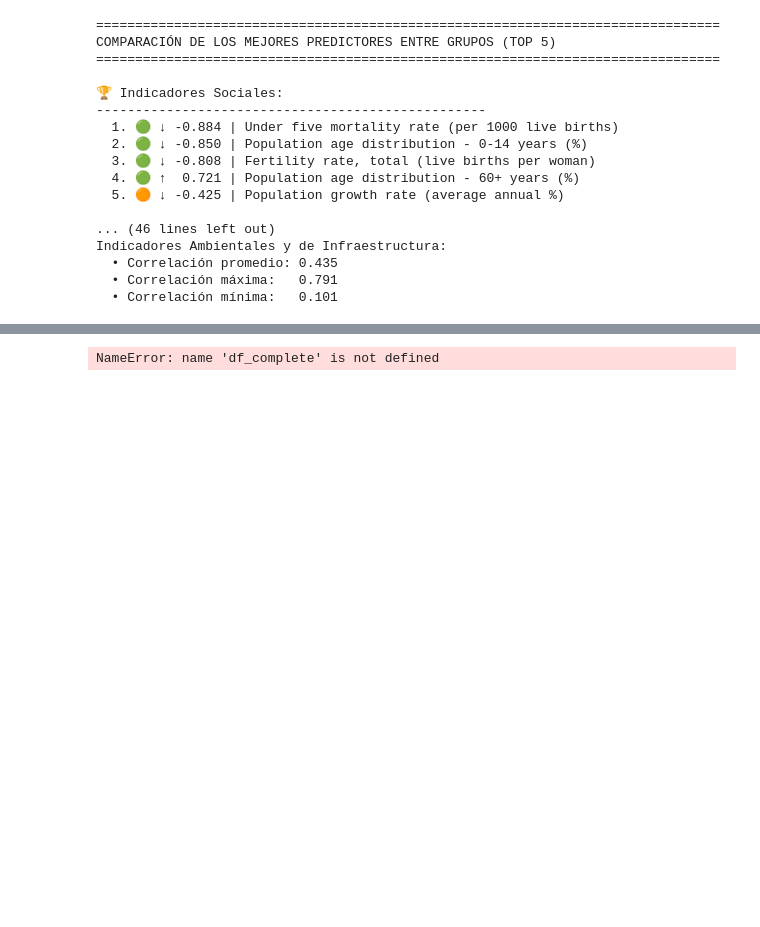
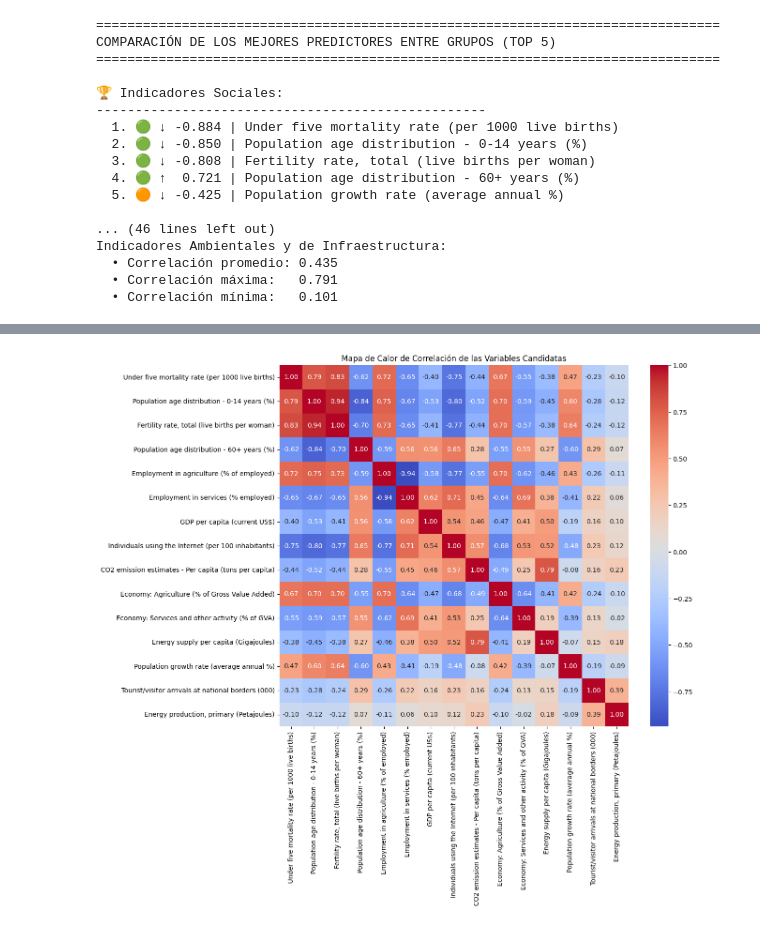
Before and after one commit to Kenji721/UN_data_Analysis, a Jupyter notebook: notebooks/5.MODEL_regression.ipynb, the cells around one changed output, grey strips where cells are left out. Drawn from its saved outputs; the diff is of its cells as text; code cells hidden in the pictures; blank space fills up the shorter version.

```diff
--- a/notebooks/5.MODEL_regression.ipynb
+++ b/notebooks/5.MODEL_regression.ipynb
@@ -985,46 +533,30 @@ Regression strategy recommendations:
-# %%
-# Save the prepared datasets for regression modeling
-import os
-
-# Create a data directory if it doesn't exist
-os.makedirs('../data/processed/regression', exist_ok=True)
-
-# Save the different datasets
-df_complete.to_csv('../data/processed/regression/life_exp_complete_cases.csv', index=False)
-df_high_complete.dropna().to_csv('../data/processed/regression/life_exp_balanced.csv', index=False)
-df_most_complete.to_csv('../data/processed/regression/life_exp_max_samples.csv', index=False)
-
-print("Regression datasets saved:")
-print(f"- Complete cases: ../data/processed/regression/life_exp_complete_cases.csv ({df_complete.shape})")
-print(f"- Balanced approach: ../data/processed/regression/life_exp_balanced.csv ({df_high_complete.dropna().shape})")
-print(f"- Maximum samples: ../data/processed/regression/life_exp_max_samples.csv ({df_most_complete.shape})")
-
-# Display final dataset preview
-print("\nBalanced dataset preview (recommended for regression):")
-balanced_data = df_high_complete.dropna()
-print(balanced_data.head())
-print(f"\nFinal balanced dataset shape: {balanced_data.shape}")
-
-# Show final correlation summary for selected features
-print(f"\nFinal Feature-Target Correlations in Balanced Dataset:")
-print("=" * 55)
-target_correlations = []
-for feature in balanced_data.columns:
-    if feature != "Life expectancy at birth - average":
-        corr = balanced_data[feature].corr(balanced_data["Life expectancy at birth - average"])
-        target_correlations.append((feature, corr))
-
-target_correlations.sort(key=lambda x: abs(x[1]), reverse=True)
-for i, (feature, corr) in enumerate(target_correlations):
-    direction = "↑" if corr > 0 else "↓"
-    print(f"{i+1:2d}. {feature[:45]:<45} | {direction} {corr:6.3f}")
-
-# Basic statistics of the target variable in final dataset
-print(f"\nTarget Variable Statistics in Balanced Dataset:")
-print(f"Mean: {balanced_data['Life expectancy at birth - average'].mean():.2f} years")
-print(f"Std: {balanced_data['Life expectancy at birth - average'].std():.2f} years")
-print(f"Min: {balanced_data['Life expectancy at birth - average'].min():.2f} years")
-print(f"Max: {balanced_data['Life expectancy at birth - average'].max():.2f} years")
-print(f"Range: {balanced_data['Life expectancy at birth - average'].max() - balanced_data['Life expectancy at birth - average'].min():.2f} years")
-# %% [output]
-NameError: name 'df_complete' is not defined
+# %%
+top_features = [
+    'Under five mortality rate (per 1000 live births)',
+    'Population age distribution - 0-14 years (%)',
+    'Fertility rate, total (live births per woman)',
+    'Population age distribution - 60+ years (%)',
+    'Employment in agriculture (% of employed)',
+    'Employment in services (% employed)',
+    'GDP per capita (current US$)',
+    'Individuals using the Internet (per 100 inhabitants)',
+    'CO2 emission estimates - Per capita (tons per capita)',
+    'Economy: Agriculture (% of Gross Value Added)',
+    'Economy: Services and other activity (% of GVA)',
+    'Energy supply per capita (Gigajoules)',
+    'Population growth rate (average annual %)',
+    'Tourist/visitor arrivals at national borders (000)',
+    'Energy production, primary (Petajoules)',
+]
+
+corr_data = df[top_features].corr()
+vif_df = df[top_features].dropna()
+
+# 3. Visualízala
+plt.figure(figsize=(12, 10))
+sns.heatmap(corr_data, annot=True, cmap='coolwarm', fmt='.2f')
+plt.title('Mapa de Calor de Correlación de las Variables Candidatas')
+plt.savefig(f"../src/visualization/regression/corr_matrix.png", dpi=300, bbox_inches='tight', facecolor='white')
+plt.show()
+# %% [output]
+[figure, added]
```
Also changed, not shown: parts of 27 cells of this notebook, 19 other files.
